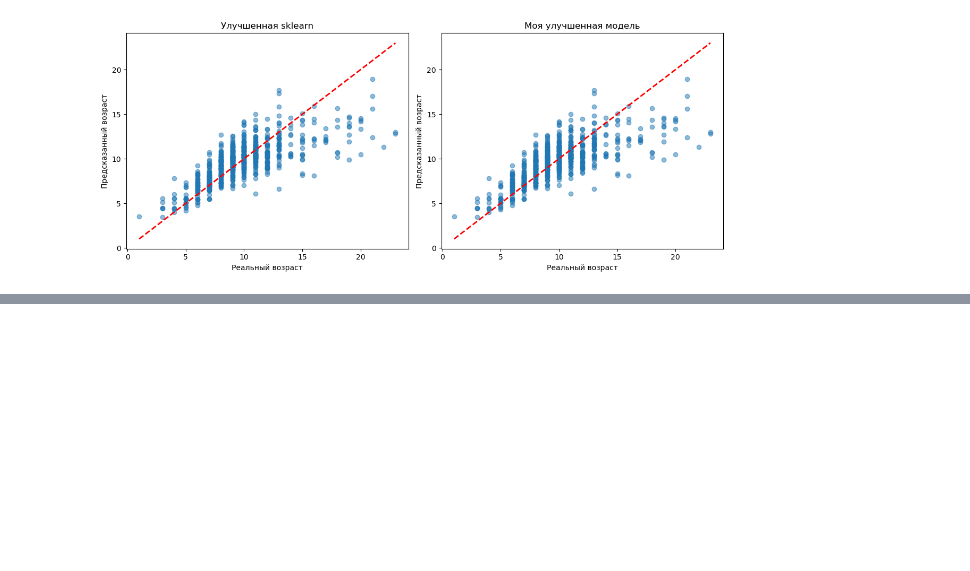
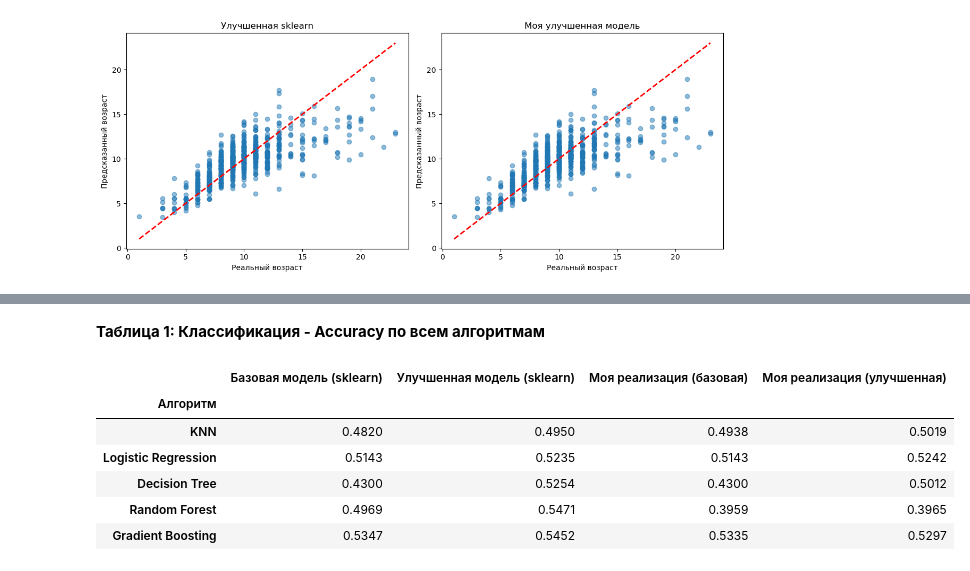
Before and after one commit to AlexKayd/Frameworks_Ai, a Jupyter notebook: Lab5.ipynb, the cells around one changed output, grey strips where cells are left out. Saved outputs shown, nothing was run; the diff lists cells and outputs as text; code cells hidden in the pictures; blank space fills up the shorter version.

```diff
--- a/Lab5.ipynb
+++ b/Lab5.ipynb
@@ -1382,0 +1404,51 @@ plt.show()
+# %% [markdown]
+**Таблица 1: Классификация - Accuracy по всем алгоритмам**
+# %%
+classification_summary = pd.DataFrame({
+    "Алгоритм": [
+        "KNN",
+        "Logistic Regression",
+        "Decision Tree",
+        "Random Forest",
+        "Gradient Boosting"
+    ],
+    "Базовая модель (sklearn)": [
+        0.4820,
+        0.5143,
+        0.4300,
+        0.4969,
+        0.5347
+    ],
+    "Улучшенная модель (sklearn)": [
+        0.4950,
+        0.5235,
+        0.5254,
+        0.5471,
+        0.5452
+    ],
+    "Моя реализация (базовая)": [
+        0.4938,
+        0.5143,
+        0.4300,
+        0.3959,
+        0.5335
+    ],
+    "Моя реализация (улучшенная)": [
+        0.5019,
+        0.5242,
+        0.5012,
+        0.3965,
+        0.5297
+    ]
+})
+
+classification_summary.set_index("Алгоритм", inplace=True)
+classification_summary
+# %% [output]
+|  | Базовая модель (sklearn) | Улучшенная модель (sklearn) | Моя реализация (базовая) | Моя реализация (улучшенная) |
+| Алгоритм |  |  |  |  |
+| KNN | 0.4820 | 0.4950 | 0.4938 | 0.5019 |
+| Logistic Regression | 0.5143 | 0.5235 | 0.5143 | 0.5242 |
+| Decision Tree | 0.4300 | 0.5254 | 0.4300 | 0.5012 |
+| Random Forest | 0.4969 | 0.5471 | 0.3959 | 0.3965 |
+| Gradient Boosting | 0.5347 | 0.5452 | 0.5335 | 0.5297 |
```
Also changed, not shown: parts of 7 cells of this notebook.
